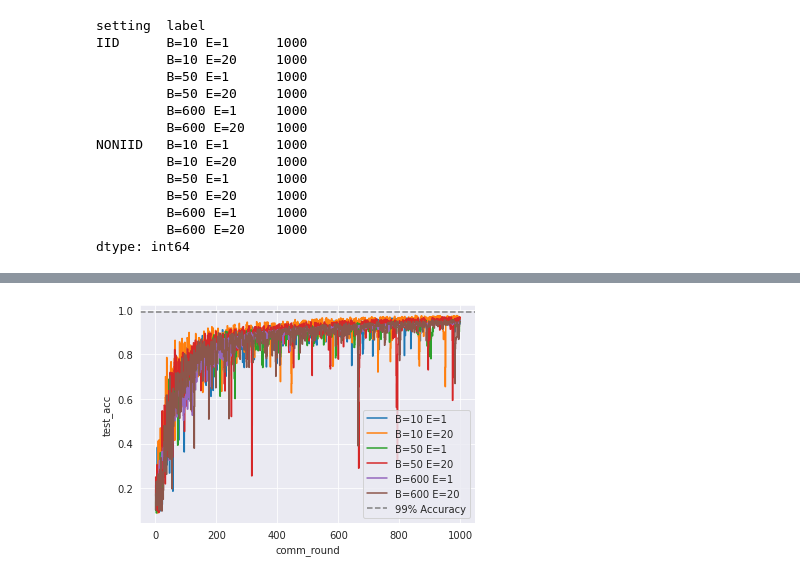
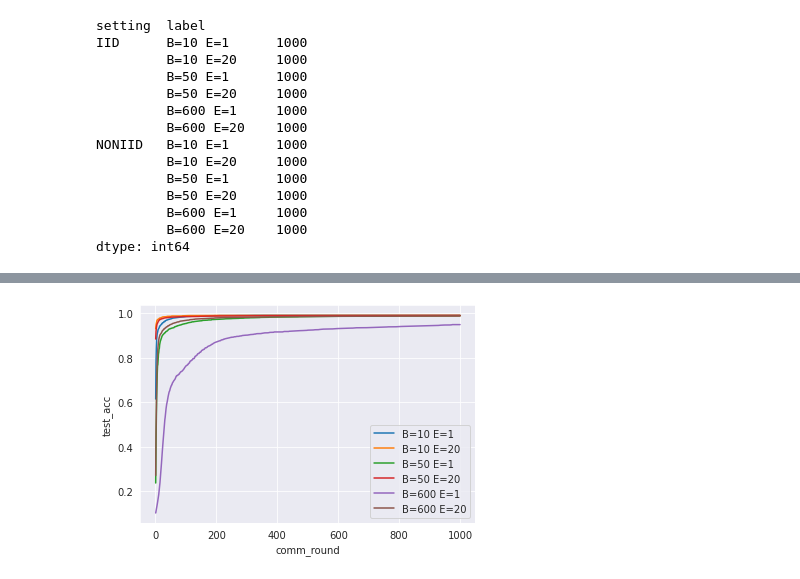
Before and after one commit to bahyhelmihp/fedavg-reproduce, a Jupyter notebook: question-3.ipynb, the cells around one changed output, grey strips where cells are left out. Saved outputs shown, nothing was run; the diff lists cells and outputs as text; code cells hidden in the pictures.

Commit message:
Done monotonic q3

```diff
--- a/question-3.ipynb
+++ b/question-3.ipynb
@@ -125,8 +119,36 @@ plt.show()
-# %%
-sns.lineplot(data=df_metrics[df_metrics['setting'] == 'NONIID'], x='comm_round', y='test_acc', hue="label", drawstyle='steps-pre')
-plt.axhline(y=0.99, color='grey', linestyle='--', label = "99% Accuracy")
-# plt.ylim(0.45, None)
-plt.legend(loc='lower right')
-plt.show()
-# %% [output]
-[figure, removed]
+# %%
+def make_monotonic(input_df, metric):
+    input_df = input_df.reset_index(drop=True)
+    max_val = input_df[metric][0]
+    keep = []
+
+    for i in range(len(input_df)):
+        current = input_df[metric][i]
+        if max_val <= current:
+            keep.append(input_df['comm_round'].index[i])
+            max_val = current
+
+    return input_df.iloc[keep].reset_index(drop=True)
+
+def fill_the_gap(input_df, round_to_achieve):
+    if len(input_df) == round_to_achieve:
+        return input_df
+
+    initial_comm = input_df.tail(1)['comm_round'].values[0]
+    for i in range(round_to_achieve - initial_comm):
+        add_df = input_df.tail(1)
+        add_df['comm_round'] = add_df['comm_round'] + 1
+        input_df = input_df.append(add_df)
+
+    return input_df.reset_index(drop=True)
+# %%
+for combination in df_metrics['label'].unique():
+    sample_df = df_metrics[(df_metrics['setting'] == "IID") & (df_metrics['label'] == combination)]
+    sample_df = make_monotonic(sample_df, "test_acc")
+    sample_df = fill_the_gap(sample_df, 1000)
+
+    sns.lineplot(data=sample_df, x='comm_round', y='test_acc', label=combination)
+plt.legend(loc='lower right')
+plt.show()
+# %% [output]
+[figure, added]
```
Also changed, not shown: parts of 3 cells of this notebook, 2 other files.
